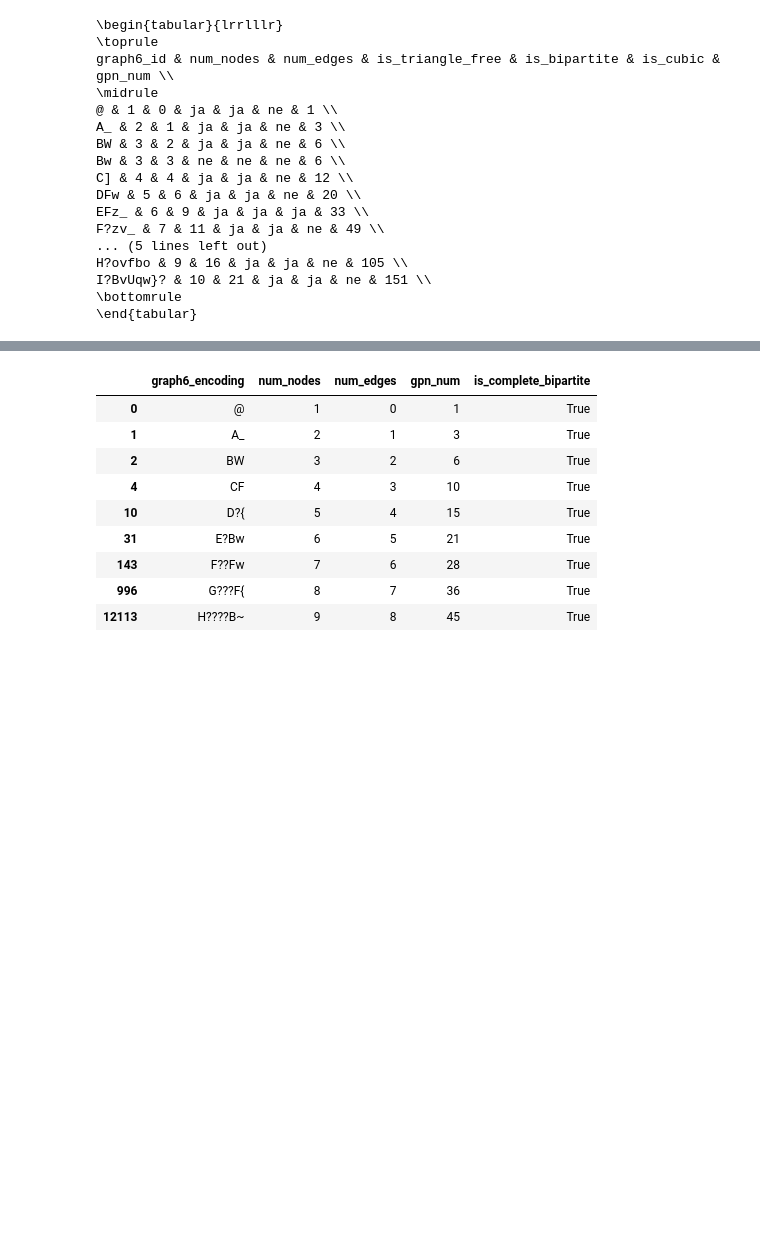
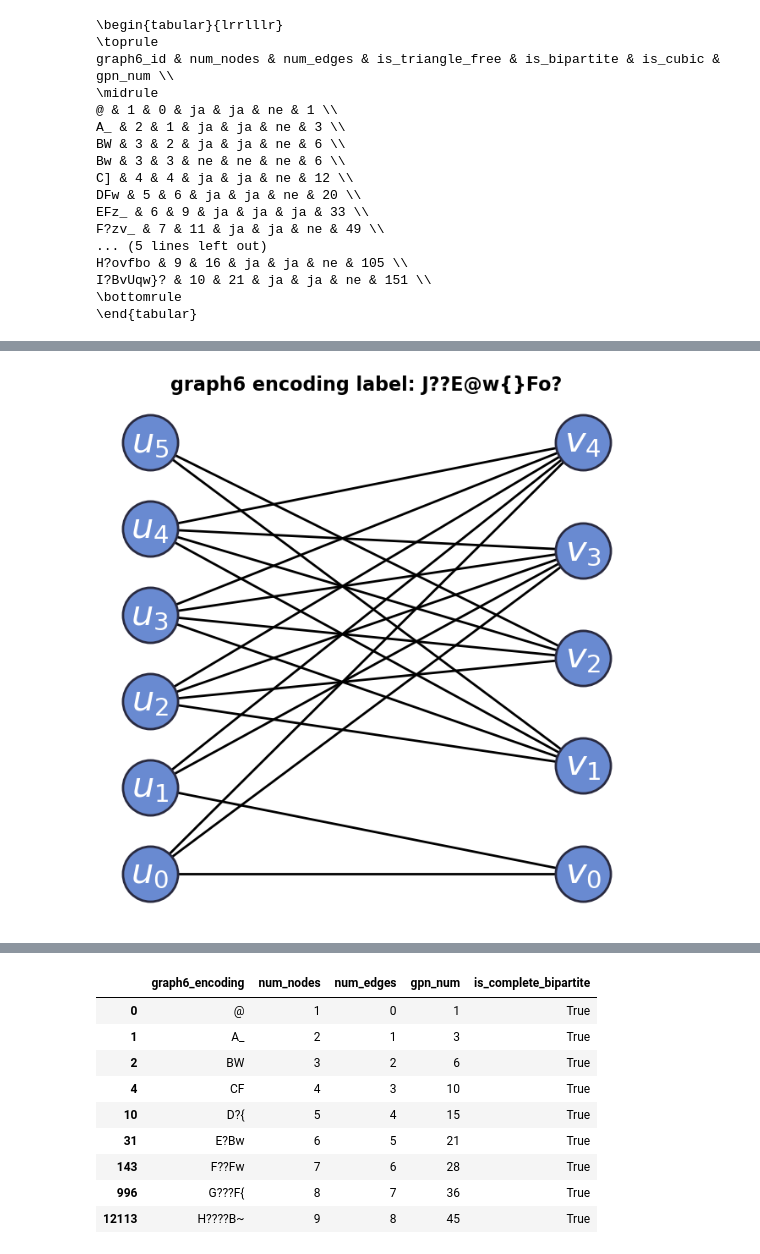
Before and after one commit to MartinCadez/geodesic-subpath-number-analysis, a Jupyter notebook: src/analysis/eda.ipynb, the cells around one changed output, grey strips where cells are left out. Saved outputs shown, nothing was run; the diff lists cells and outputs as text; code cells hidden in the pictures; blank space fills up the shorter version.

```diff
--- a/src/analysis/eda.ipynb
+++ b/src/analysis/eda.ipynb
@@ -275,11 +275,84 @@ I?BvUqw}? & 10 & 21 & ja & ja & ne & 151 \\
 # in the process, we noticed that balanced bipartite graphs constitute a
 # subspace containing graphs with particularly large gpn values (this was final final hypotesis)
 
-for i in [11, 12]:
+for num_nodes in [11, 12]:
     df = (
-        pl.scan_csv(f"../../data/generated/bp_graph_data_n{i}.csv")
+        pl.scan_csv(f"../../data/generated/bp_graph_data_n{num_nodes}.csv")
         .filter(pl.col("gpn_num") == pl.col("gpn_num").max())
+        .with_columns([
+            pl.col("id").map_elements(
+                lambda g6_str: nx.from_graph6_bytes(g6_str.encode()).number_of_nodes(),
+                return_dtype=pl.Int64
+            ).alias("num_nodes"),
+
+            pl.col("id").map_elements(
+                lambda g6_str: nx.from_graph6_bytes(g6_str.encode()).number_of_edges(),
+                return_dtype=pl.Int64
+            ).alias("num_edges"),
+
+            pl.col("id").map_elements(
+                lambda g6_str: nx.is_bipartite(nx.from_graph6_bytes(g6_str.encode())),
+                return_dtype=pl.Boolean
+            ).alias("is_bipartite"),
+
+            pl.col("id").map_elements(
+                lambda g6_str: all(
+                    d == 3 for _, d in nx.from_graph6_bytes(g6_str.encode()).degree()
+                ),
+                return_dtype=pl.Boolean
+            ).alias("is_cubic"),
+
+            pl.col("id").map_elements(
+                lambda g6_str: (
+                    all(nx.triangles(nx.from_graph6_bytes(g6_str.encode()), node) == 0
+                        for node in nx.from_graph6_bytes(g6_str.encode()).nodes())
+                    if not nx.is_bipartite(nx.from_graph6_bytes(g6_str.encode()))
+                    else True
+                ),
+                return_dtype=pl.Boolean
+            ).alias("is_triangle_free")
+        ])
         .collect()
+        .to_pandas()
     )
-    print(df)
+
+    graph = nx.from_graph6_bytes(df["id"].iloc[0].encode())
+
+
+    label = (
+        nx.to_graph6_bytes(graph, header=False)
+        .decode("utf-8")
+        .replace("\n", "")
+        .replace("\r", "")
+    )
+
+    if nx.is_bipartite(graph):
+        u_set, v_set = nx.bipartite.sets(graph)
+
+        labels = {}
+        for i, node in enumerate(sorted(u_set)):
+            labels[node] = f"$u_{{{i}}}$"
+        for i, node in enumerate(sorted(v_set)):
+            labels[node] = f"$v_{{{i}}}$"
+
+        plt.figure(figsize=(8, 8))
+
+        nx.draw_networkx(
+            graph,
+            pos=nx.bipartite_layout(graph, u_set),
+            labels=labels,
+            node_color="#698ad1",
+            edgecolors="#292a40",
+            linewidths=2,
+            node_size=2200,
+            width=2,
+            font_color="white",
+            font_size=30
+        )
+
+        plt.title(f"graph6 encoding label: {label}", fontweight="bold", fontsize=16)
+        plt.axis("off")
+        plt.savefig(f"../../docs/figs/opt_graphs/opt_graph_{num_nodes}.png", bbox_inches="tight", facecolor="white")
+
+    print(df.to_latex())
 # %% [output]
@@ -301,0 +374 @@ shape: (1, 2)
+[figure, added]
```
Also changed, not shown: parts of 4 cells of this notebook.
